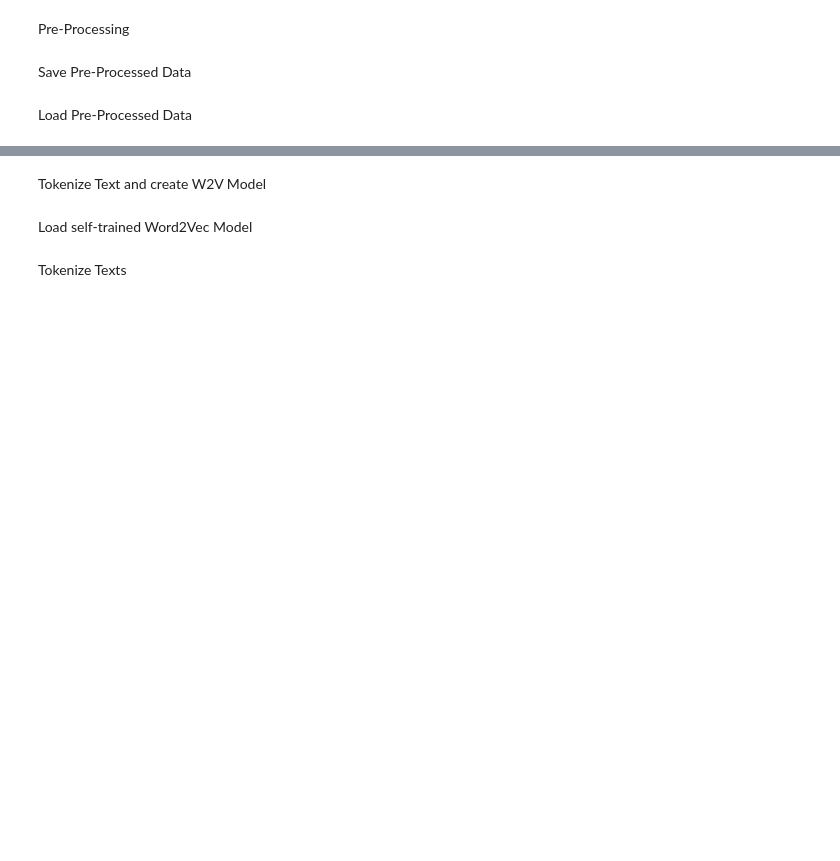
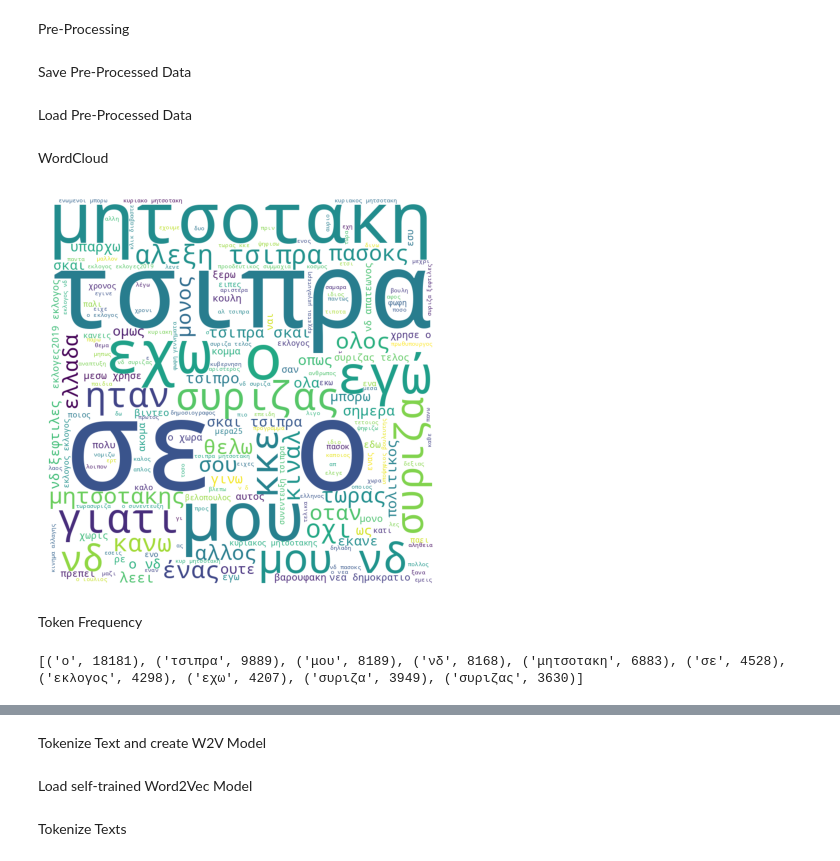
Before and after one commit to natedrake7/MachineLearning, a Jupyter notebook: RNN_SentimentAnalysis/project.ipynb, the cells around one changed output, grey strips where cells are left out. Saved outputs shown, nothing was run; the diff lists cells and outputs as text; code cells hidden in the pictures; blank space fills up the shorter version.

```diff
--- a/RNN_SentimentAnalysis/project.ipynb
+++ b/RNN_SentimentAnalysis/project.ipynb
@@ -128,3 +131,21 @@ train_set = pd.read_csv('processed_df')
 test_set = pd.read_csv('processed_test')
 
 valid_set = pd.read_csv('processed_valid')
+# %% [markdown]
+WordCloud
+# %%
+wordcloud = WordCloud(width=800, height=800,background_color='white').generate(' '.join(train_set['Text']))
+plt.figure(figsize=(10, 5))
+plt.imshow(wordcloud)
+plt.axis('off')
+plt.show()
+# %% [output]
+[figure, added]
+# %% [markdown]
+Token Frequency
+# %%
+tokens = ' '.join(train_set['Text']).split()
+token_counts = Counter(tokens)
+print(token_counts.most_common(10))
+# %% [output]
+[('ο', 18181), ('τσιπρα', 9889), ('μου', 8189), ('νδ', 8168), ('μητσοτακη', 6883), ('σε', 4528), ('εκλογος', 4298), ('εχω', 4207), ('συριζα', 3949), ('συριζας', 3630)]
```
Also changed, not shown: parts of 41 cells of this notebook, 23 other files.
